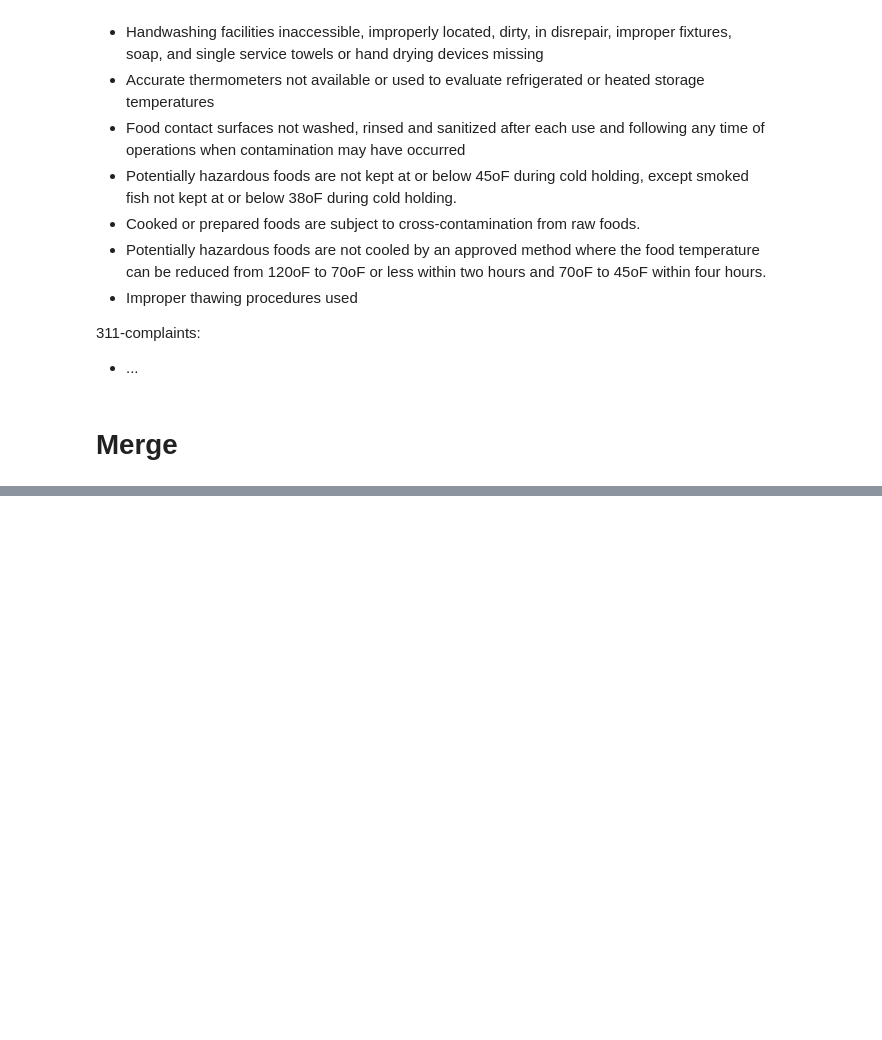
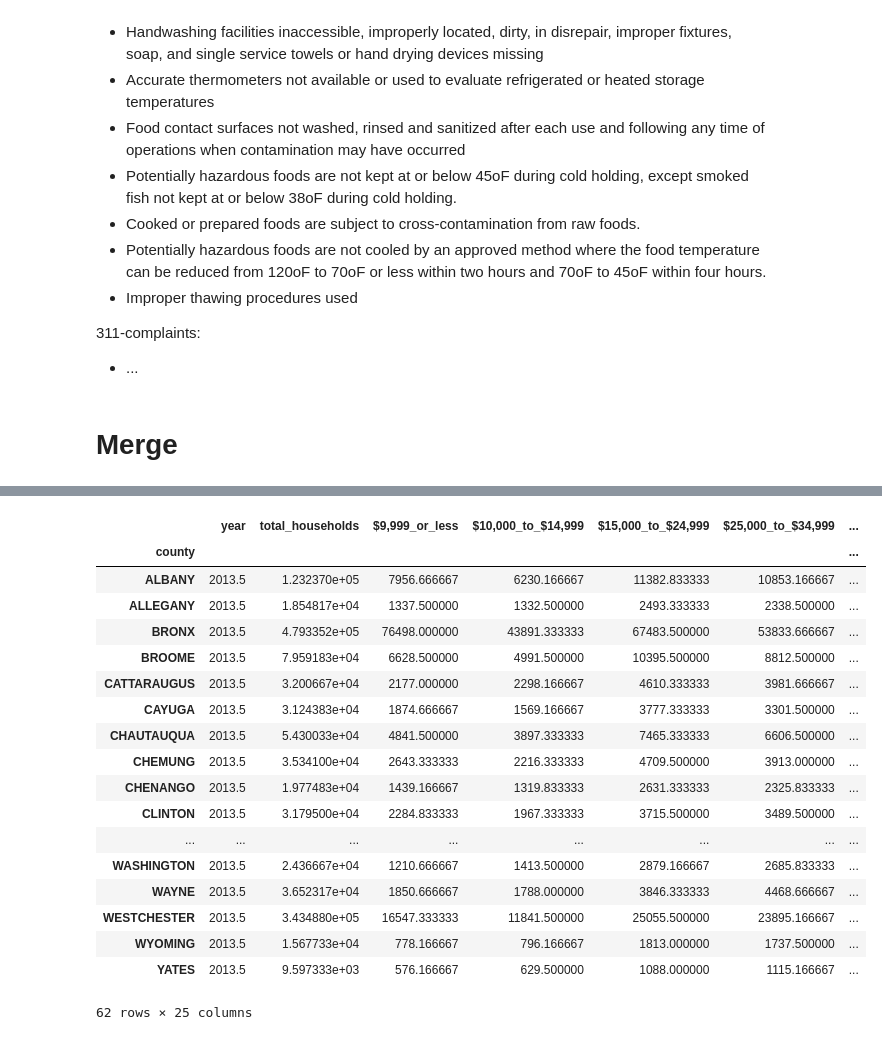
Before and after one commit to NicolasFerland/Citadel, a Jupyter notebook: Nicolas.ipynb, the cells around one changed output, grey strips where cells are left out. Cells and saved outputs as stored; diff of their text form; code cells hidden in the pictures; blank space fills up the shorter version.

```diff
--- a/Nicolas.ipynb
+++ b/Nicolas.ipynb
@@ -452,0 +478,23 @@ pd.pivot_table(community_health, )
+# %%
+demographics_county = demographics.groupby('county').mean()
+demographics_county
+# %% [output]
+|  | year | total_households | $9,999_or_less | $10,000_to_$14,999 | $15,000_to_$24,999 | $25,000_to_$34,999 | ... |
+| county |  |  |  |  |  |  | ... |
+| ALBANY | 2013.5 | 1.232370e+05 | 7956.666667 | 6230.166667 | 11382.833333 | 10853.166667 | ... |
+| ALLEGANY | 2013.5 | 1.854817e+04 | 1337.500000 | 1332.500000 | 2493.333333 | 2338.500000 | ... |
+| BRONX | 2013.5 | 4.793352e+05 | 76498.000000 | 43891.333333 | 67483.500000 | 53833.666667 | ... |
+| BROOME | 2013.5 | 7.959183e+04 | 6628.500000 | 4991.500000 | 10395.500000 | 8812.500000 | ... |
+| CATTARAUGUS | 2013.5 | 3.200667e+04 | 2177.000000 | 2298.166667 | 4610.333333 | 3981.666667 | ... |
+| CAYUGA | 2013.5 | 3.124383e+04 | 1874.666667 | 1569.166667 | 3777.333333 | 3301.500000 | ... |
+| CHAUTAUQUA | 2013.5 | 5.430033e+04 | 4841.500000 | 3897.333333 | 7465.333333 | 6606.500000 | ... |
+| CHEMUNG | 2013.5 | 3.534100e+04 | 2643.333333 | 2216.333333 | 4709.500000 | 3913.000000 | ... |
+| CHENANGO | 2013.5 | 1.977483e+04 | 1439.166667 | 1319.833333 | 2631.333333 | 2325.833333 | ... |
+| CLINTON | 2013.5 | 3.179500e+04 | 2284.833333 | 1967.333333 | 3715.500000 | 3489.500000 | ... |
+| ... | ... | ... | ... | ... | ... | ... | ... |
+| WASHINGTON | 2013.5 | 2.436667e+04 | 1210.666667 | 1413.500000 | 2879.166667 | 2685.833333 | ... |
+| WAYNE | 2013.5 | 3.652317e+04 | 1850.666667 | 1788.000000 | 3846.333333 | 4468.666667 | ... |
+| WESTCHESTER | 2013.5 | 3.434880e+05 | 16547.333333 | 11841.500000 | 25055.500000 | 23895.166667 | ... |
+| WYOMING | 2013.5 | 1.567733e+04 | 778.166667 | 796.166667 | 1813.000000 | 1737.500000 | ... |
+| YATES | 2013.5 | 9.597333e+03 | 576.166667 | 629.500000 | 1088.000000 | 1115.166667 | ... |
+62 rows × 25 columns
```
Also changed, not shown: parts of 7 cells of this notebook.
